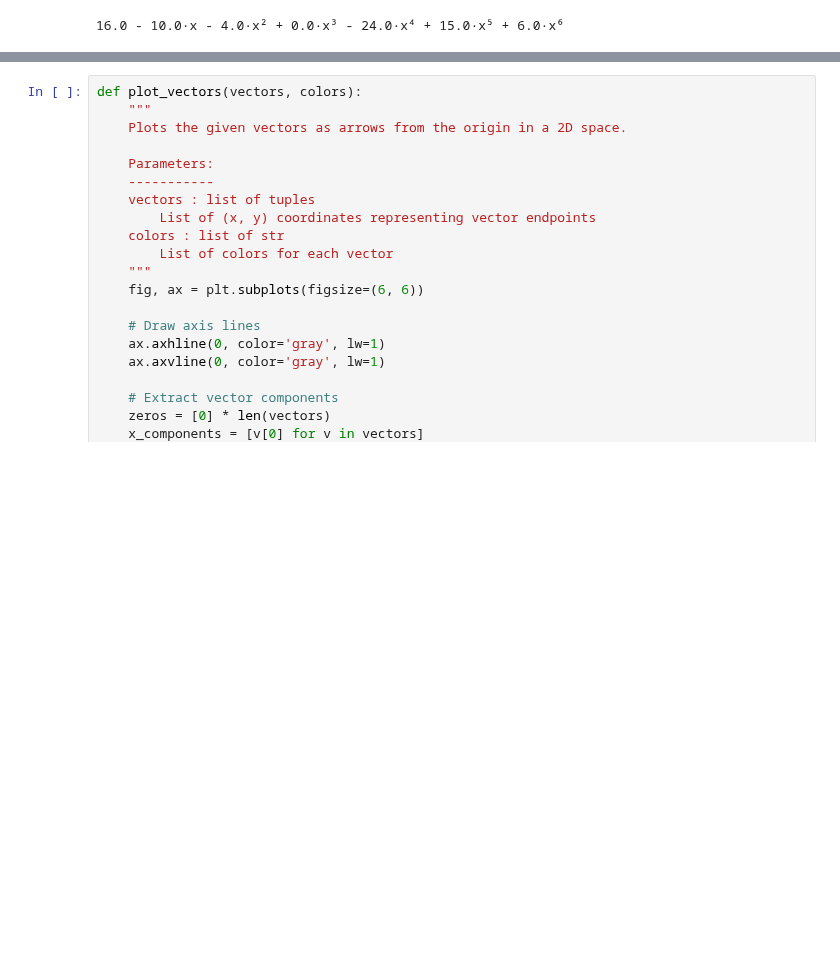
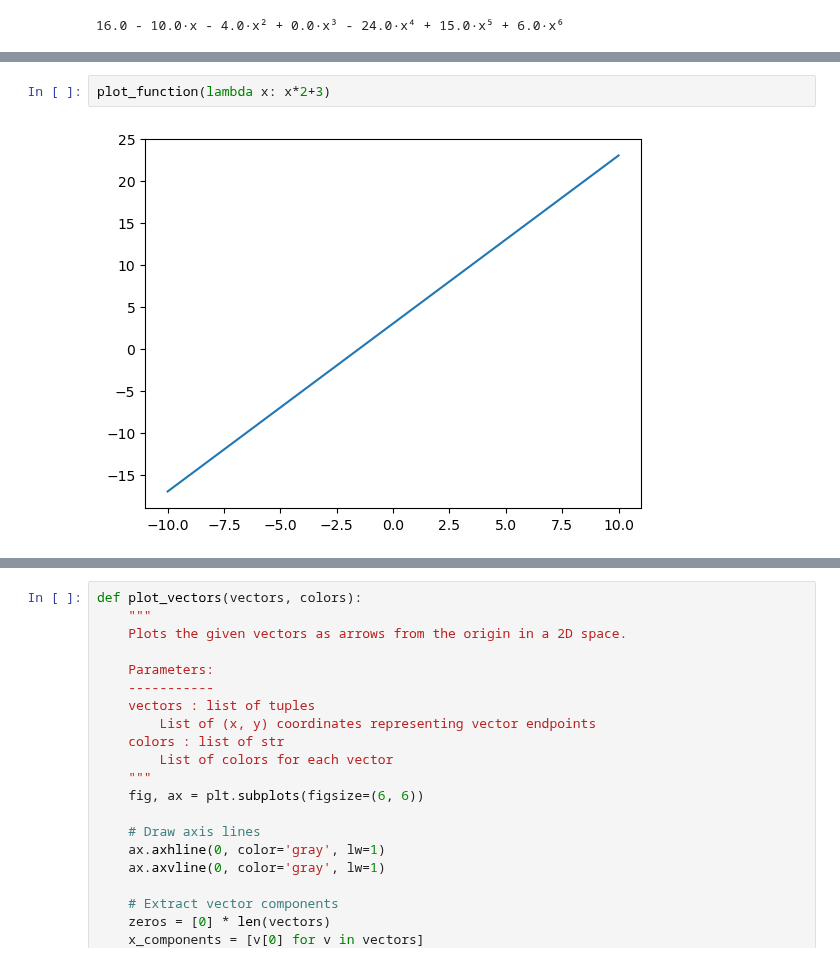
Before and after one commit to tproykov/MathsForDevelopers, a Jupyter notebook: 02.BasicAlgebra/BasicAlgebra.ipynb, the cells around one changed output, grey strips where cells are left out. Drawn from its saved outputs; the diff is of its cells as text; blank space fills up the shorter version.

```diff
--- a/02.BasicAlgebra/BasicAlgebra.ipynb
+++ b/02.BasicAlgebra/BasicAlgebra.ipynb
@@ -32,0 +73,4 @@ polynomial_sum(5)
+# %%
+plot_function(lambda x: x*2+3)
+# %% [output]
+[figure, added]
```
Also changed, not shown: parts of 18 cells of this notebook, 2 other files.
